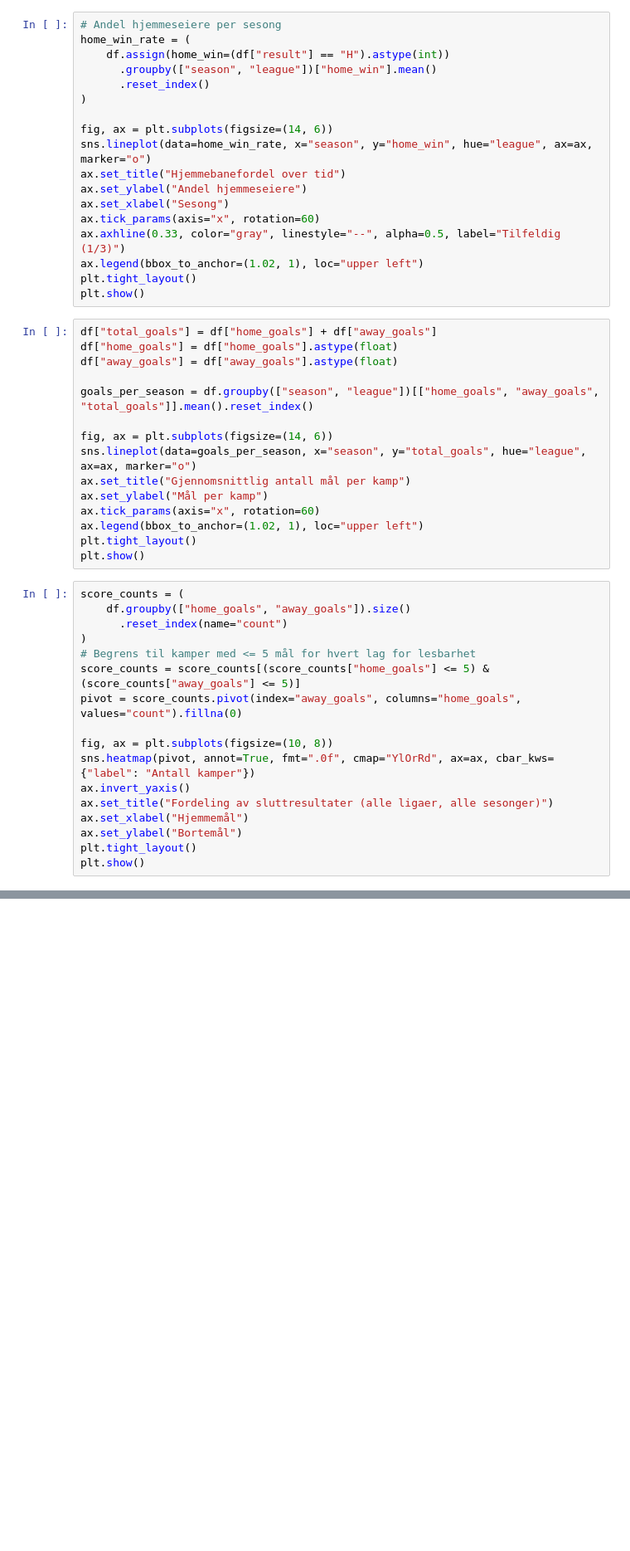
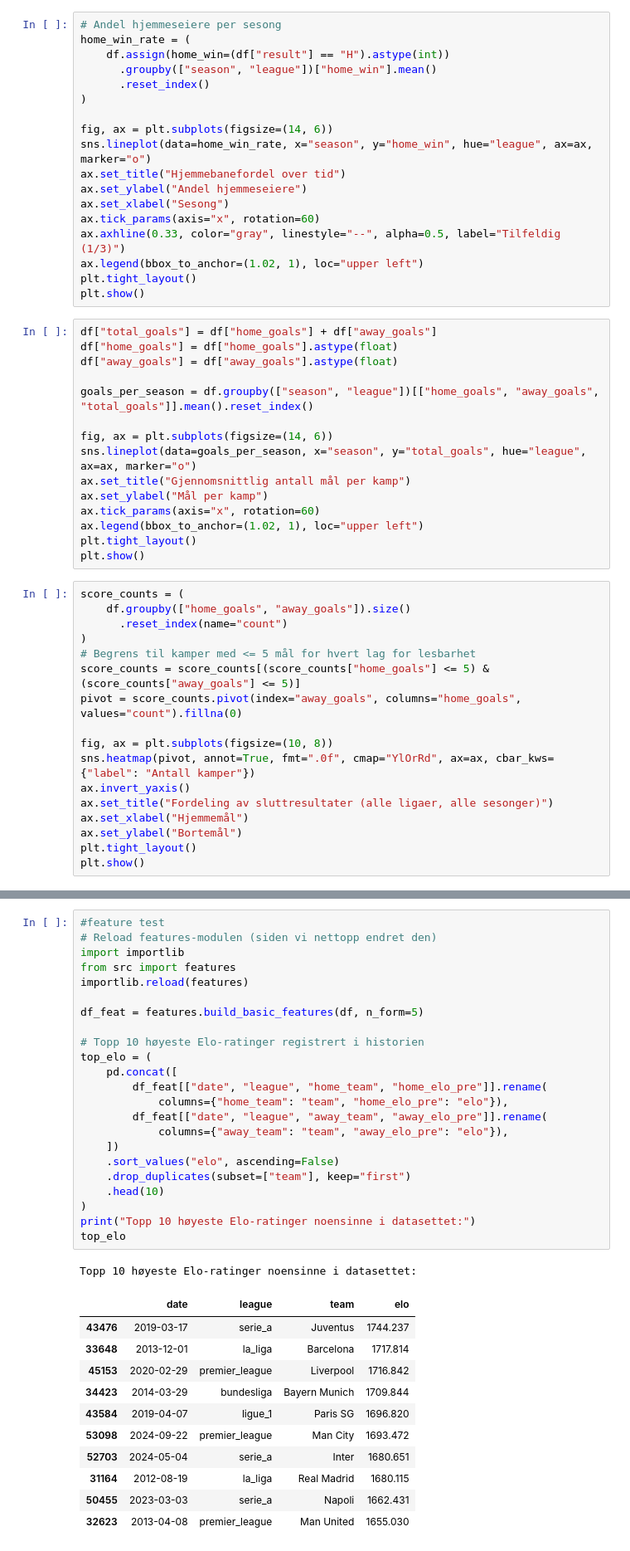
Before and after one commit to Zada00/football-predict, a Jupyter notebook: notebooks/01_exploration.ipynb, the cells around one changed output, grey strips where cells are left out. Shown at 83% size. Drawn from its saved outputs; the diff is of its cells as text; blank space fills up the shorter version.

```diff
--- a/notebooks/01_exploration.ipynb
+++ b/notebooks/01_exploration.ipynb
@@ -73,0 +146,36 @@ plt.show()
+# %%
+#feature test
+# Reload features-modulen (siden vi nettopp endret den)
+import importlib
+from src import features
+importlib.reload(features)
+
+df_feat = features.build_basic_features(df, n_form=5)
+
+# Topp 10 høyeste Elo-ratinger registrert i historien
+top_elo = (
+    pd.concat([
+        df_feat[["date", "league", "home_team", "home_elo_pre"]].rename(
+            columns={"home_team": "team", "home_elo_pre": "elo"}),
+        df_feat[["date", "league", "away_team", "away_elo_pre"]].rename(
+            columns={"away_team": "team", "away_elo_pre": "elo"}),
+    ])
+    .sort_values("elo", ascending=False)
+    .drop_duplicates(subset=["team"], keep="first")
+    .head(10)
+)
+print("Topp 10 høyeste Elo-ratinger noensinne i datasettet:")
+top_elo
+# %% [output]
+Topp 10 høyeste Elo-ratinger noensinne i datasettet:
+|  | date | league | team | elo |
+| 43476 | 2019-03-17 | serie_a | Juventus | 1744.237 |
+| 33648 | 2013-12-01 | la_liga | Barcelona | 1717.814 |
+| 45153 | 2020-02-29 | premier_league | Liverpool | 1716.842 |
+| 34423 | 2014-03-29 | bundesliga | Bayern Munich | 1709.844 |
+| 43584 | 2019-04-07 | ligue_1 | Paris SG | 1696.820 |
+| 53098 | 2024-09-22 | premier_league | Man City | 1693.472 |
+| 52703 | 2024-05-04 | serie_a | Inter | 1680.651 |
+| 31164 | 2012-08-19 | la_liga | Real Madrid | 1680.115 |
+| 50455 | 2023-03-03 | serie_a | Napoli | 1662.431 |
+| 32623 | 2013-04-08 | premier_league | Man United | 1655.030 |
```
Also changed, not shown: parts of 6 cells of this notebook, 1 other file.
